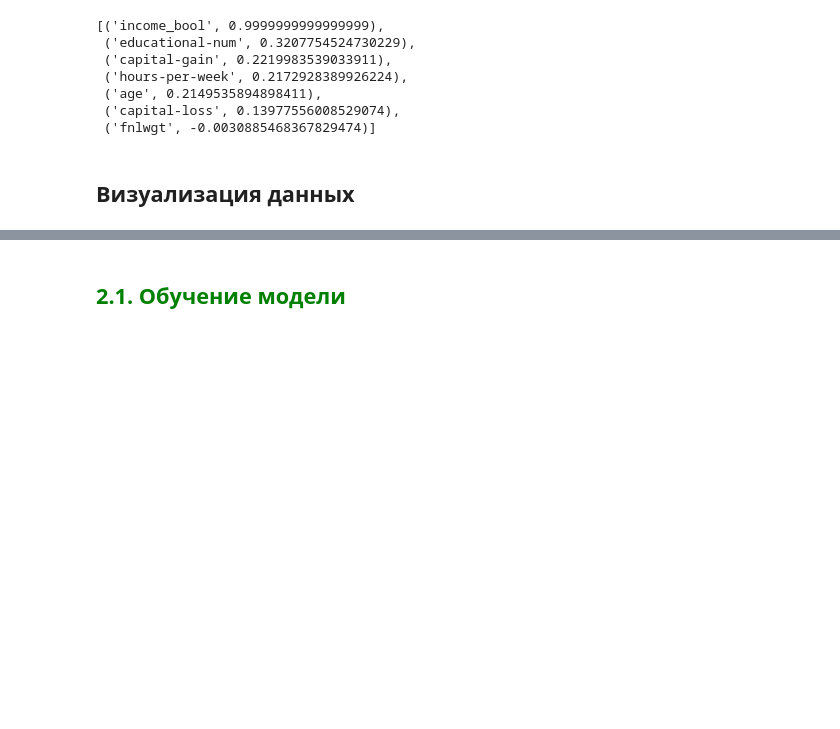
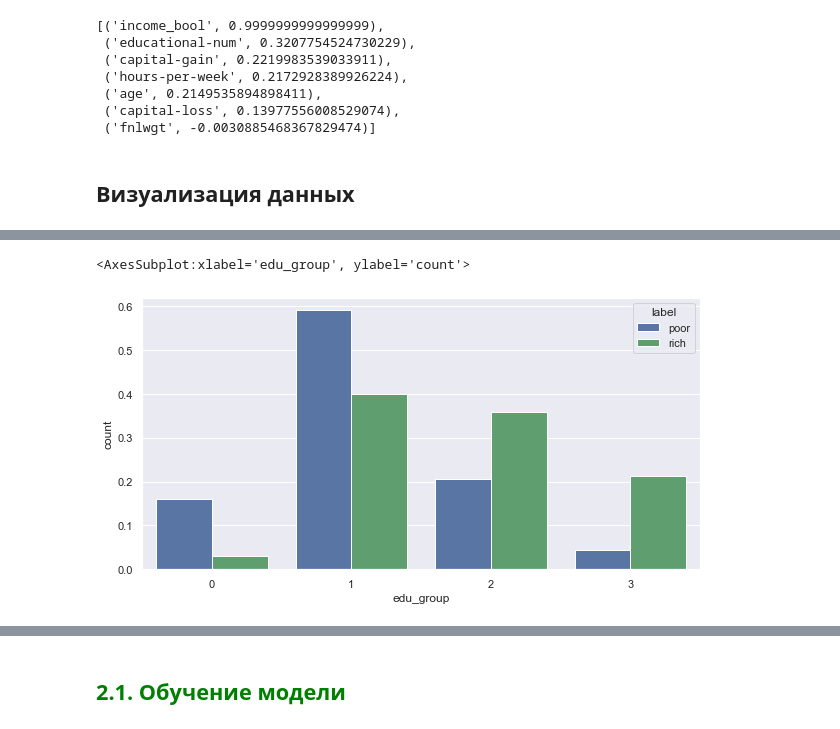
Before and after one commit to akazankina/202305_AK_Raiff_PracticalML_HSE, a Jupyter notebook: income_forecast/Raiff_EDA_modeling_income.ipynb, the cells around one changed output, grey strips where cells are left out. Drawn from its saved outputs; the diff is of its cells as text; code cells hidden in the pictures; blank space fills up the shorter version.

```diff
--- a/income_forecast/Raiff_EDA_modeling_income.ipynb
+++ b/income_forecast/Raiff_EDA_modeling_income.ipynb
@@ -594,0 +646,17 @@ data[data.income_bool == 1]['educational-num'].hist(bins=16)
+# %%
+edu_data = data[['educational-num', 'income_bool']]
+edu_data['edu_group'] = 2
+edu_data.loc[edu_data['educational-num'] < 11, 'edu_group'] = 1
+edu_data.loc[edu_data['educational-num'] < 9, 'edu_group'] = 0
+edu_data.loc[edu_data['educational-num'] > 13, 'edu_group'] = 3
+# %%
+edu_pivot_poor = pd.pivot_table(edu_data[edu_data['income_bool'] == False], values='educational-num', index=['edu_group'], aggfunc="count").reset_index().rename_axis(None, axis=1)
+edu_pivot_poor["label"] = "poor"
+edu_pivot_rich = pd.pivot_table(edu_data[edu_data['income_bool'] == True], values='educational-num', index=['edu_group'], aggfunc="count").reset_index().rename_axis(None, axis=1)
+edu_pivot_rich["label"] = "rich"
+# %%
+edu_pivot = edu_pivot_poor.append(edu_pivot_rich)
+edu_pivot = edu_pivot.rename(columns={"educational-num": "count"})
+edu_pivot.loc[edu_pivot['label'] == "poor", 'count'] = edu_pivot[edu_pivot["label"] == "poor"]["count"] / edu_pivot[edu_pivot["label"] == "poor"]["count"].sum()
+edu_pivot.loc[edu_pivot['label'] == "rich", 'count'] = edu_pivot[edu_pivot["label"] == "rich"]["count"] / edu_pivot[edu_pivot["label"] == "rich"]["count"].sum()
+edu_pivot
@@ -594,0 +673,5 @@ data[data.income_bool == 1]['educational-num'].hist(bins=16)
+# %%
+sns.barplot(data=edu_pivot, x='edu_group', y='count', hue='label', palette=['b', 'g'])
+# %% [output]
+<AxesSubplot:xlabel='edu_group', ylabel='count'>
+[figure, added]
```
Also changed, not shown: parts of 104 cells of this notebook.
